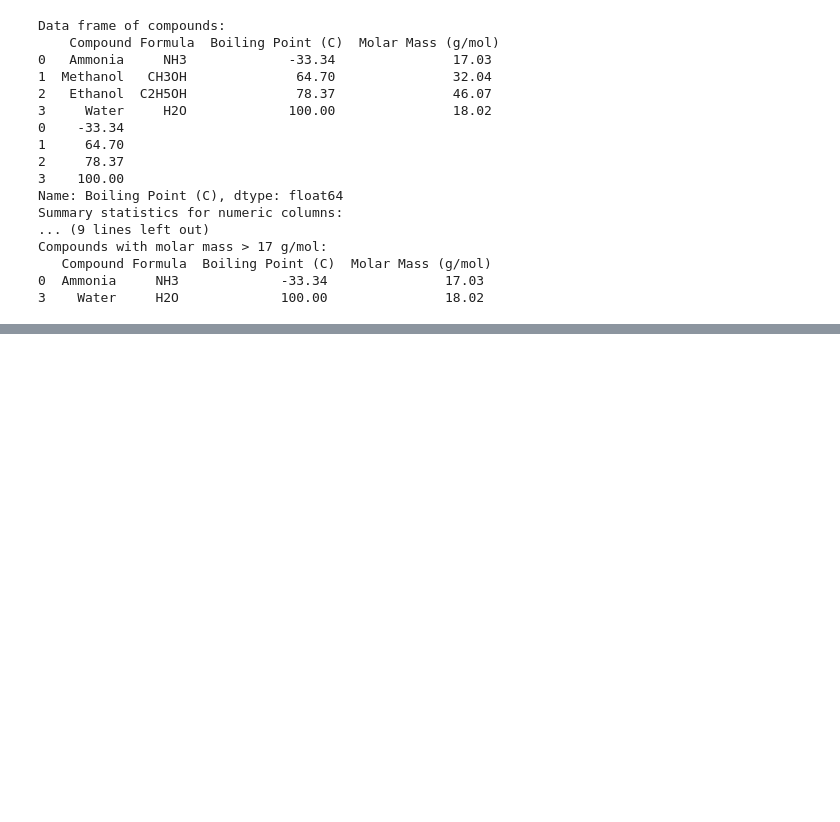
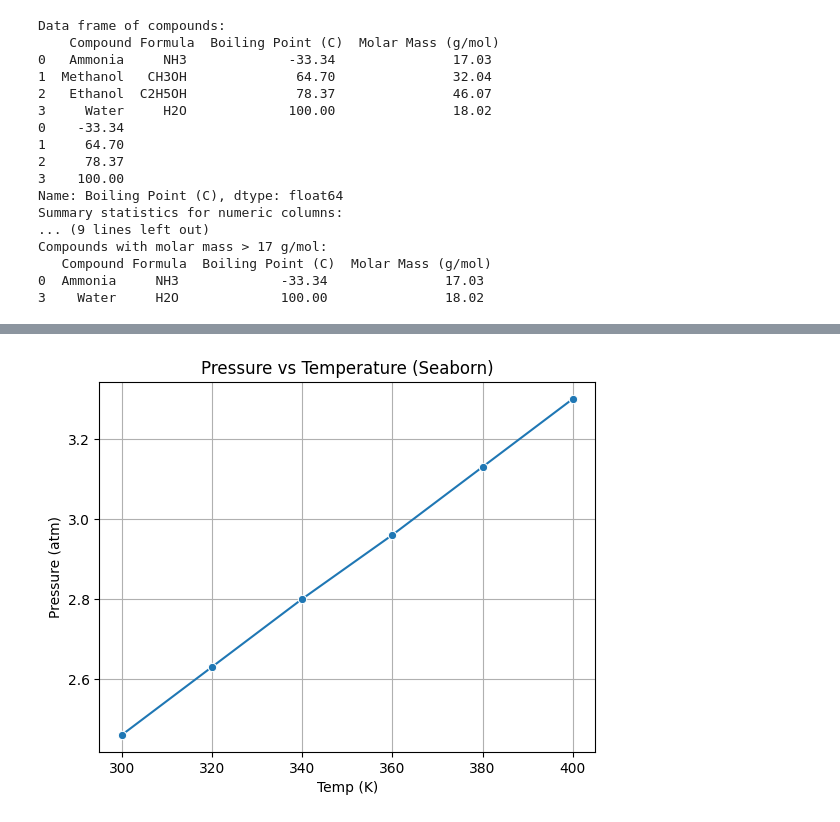
Before and after one commit to khairulamirn/ML--AI-, a Jupyter notebook: Week2_Data_and_Visualization.ipynb, the cells around one changed output, grey strips where cells are left out. Cells and saved outputs as stored; diff of their text form; code cells hidden in the pictures; blank space fills up the shorter version.

```diff
--- a/Week2_Data_and_Visualization.ipynb
+++ b/Week2_Data_and_Visualization.ipynb
@@ -141,0 +166,21 @@ Compounds with molar mass > 17 g/mol:
+# %%
+# Week 2: Day 4 - Seaborn (Advanced Visualization)
+# Seaborn is built on top of Matplotlib and provides a high-level interface for drawing
+import seaborn as sns
+import pandas as pd
+
+# Sample DataFrame
+data = {
+    "Temp (K)": [300, 320, 340, 360, 380, 400],
+    "Pressure (atm)": [2.46, 2.63, 2.80, 2.96, 3.13, 3.30]
+}
+
+df = pd.DataFrame(data)
+
+# Line plot
+sns.lineplot(data=df, x="Temp (K)", y="Pressure (atm)", marker='o')
+plt.title("Pressure vs Temperature (Seaborn)")
+plt.grid(True)
+plt.show()
+# %% [output]
+[figure, added]
```
Also changed, not shown: parts of 4 cells of this notebook, 2 other files.
